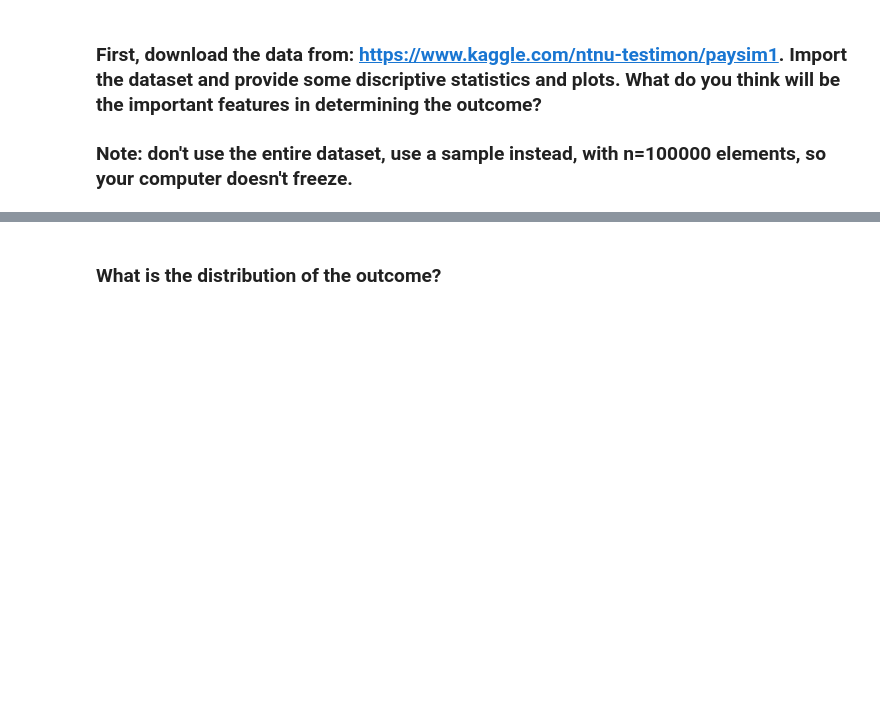
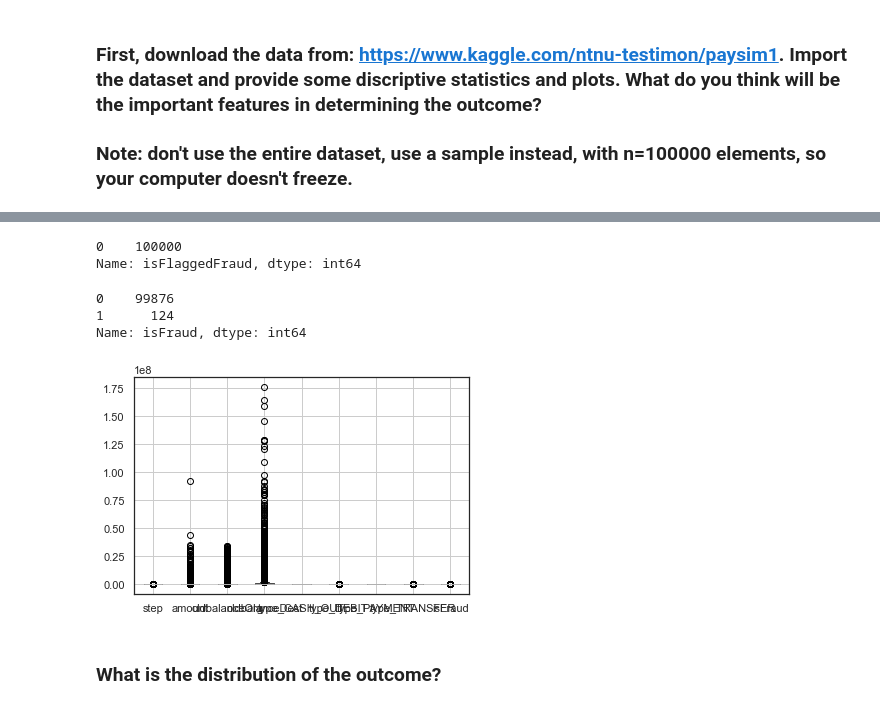
Before and after one commit to ta-data-lis/lab-imbalance, a Jupyter notebook: your-code/lab_imbalance.ipynb, the cells around one changed output, grey strips where cells are left out. Drawn from its saved outputs; the diff is of its cells as text; code cells hidden in the pictures; blank space fills up the shorter version.

```diff
--- a/your-code/lab_imbalance.ipynb
+++ b/your-code/lab_imbalance.ipynb
@@ -13,0 +12,7 @@ Like we disussed in class, when we have noisy data, if we are not careful, we ca
+# %%
+# Your code here
+
+import pandas as pd
+data=pd.read_csv("../1069_1940_bundle_archive/PS_20174392719_1491204439457_log.csv")
+sample = data.sample(n=100000,random_state=0)
+sample.head()
@@ -14,2 +59,22 @@ Like we disussed in class, when we have noisy data, if we are not careful, we ca
+# %%
+sample['isFlaggedFraud'].value_counts()
+# %% [output]
+0    100000
+Name: isFlaggedFraud, dtype: int64
+# %%
+sample['isFraud'].value_counts()
+# %% [output]
+0    99876
+1      124
+Name: isFraud, dtype: int64
+# %%
+import pandas as pd
+import numpy as np
+import matplotlib.pyplot as plt
+import seaborn as sns
+sample.boxplot()
+plt.show()
+# %% [output]
+[figure, added]
 # %% [markdown]
 ### What is the distribution of the outcome?
```
Also changed, not shown: parts of 24 cells of this notebook.
